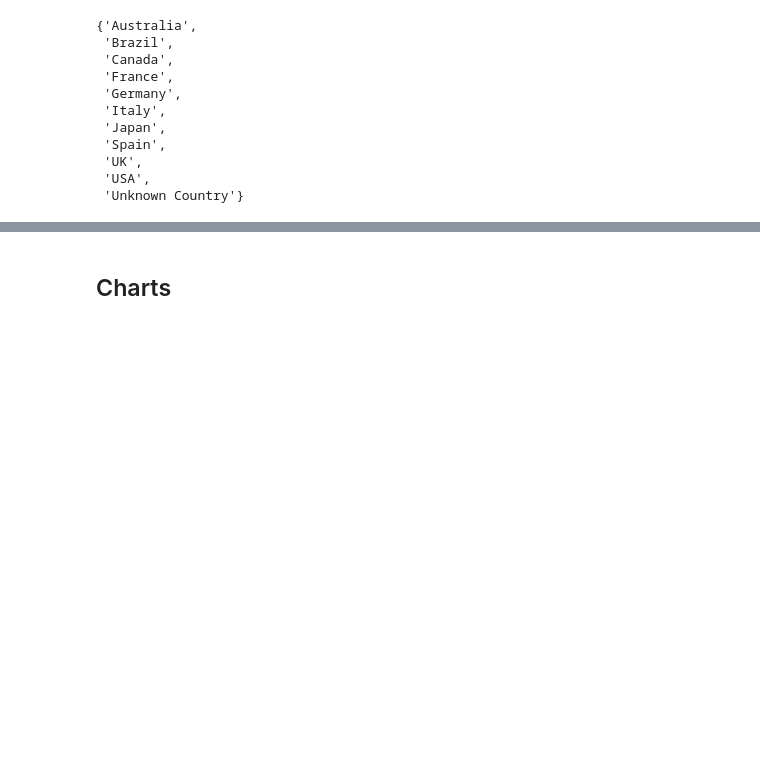
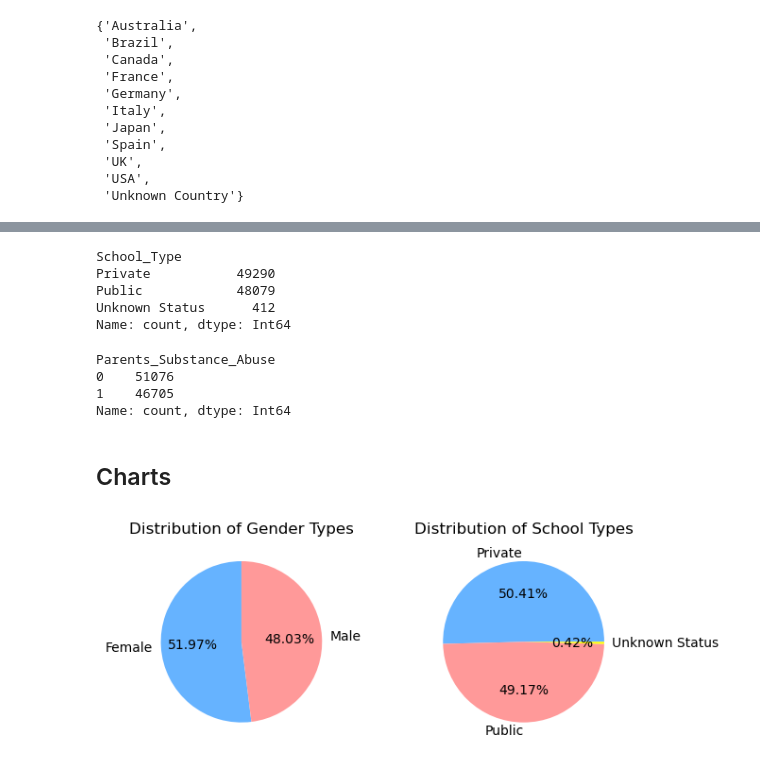
Before and after one commit to HafezAghili/drug-and-alcohol-abuse---data-analysis, a Jupyter notebook: Drug and alcohol abuse - data analysis.ipynb, the cells around one changed output, grey strips where cells are left out. Saved outputs shown, nothing was run; the diff lists cells and outputs as text; code cells hidden in the pictures; blank space fills up the shorter version.

```diff
--- a/Drug and alcohol abuse - data analysis.ipynb
+++ b/Drug and alcohol abuse - data analysis.ipynb
@@ -329,5 +356,45 @@ Name: count, dtype: Int64
+# %%
+school_type_counts = data['School_Type'].value_counts()
+school_type_counts
+# %% [output]
+School_Type
+Private           49290
+Public            48079
+Unknown Status      412
+Name: count, dtype: Int64
+# %%
+Parents_Substance_Abuse_counts = data['Parents_Substance_Abuse'].value_counts()
+Parents_Substance_Abuse_counts
+# %% [output]
+Parents_Substance_Abuse
+0    51076
+1    46705
+Name: count, dtype: Int64
 # %% [markdown]
 ## Charts
+# %%
+# pie chart
+
+plt.subplots_adjust(left=0.1,
+                    bottom=0.1,
+                    right=0.9,
+                    top=0.9,
+                    wspace=0.4,
+                    hspace=0.4)
+
+plt.subplot(1, 2, 1)
+gender_counts.plot.pie(autopct='%1.2f%%', startangle=90, colors=['#66b3ff', '#ff9999'])
+plt.title('Distribution of Gender Types')
+plt.ylabel('')  # Hide the y-label
+
+plt.subplot(1, 2, 2)
+school_type_counts.plot.pie(autopct='%1.2f%%', colors=['#66b3ff', '#ff9999', 'yellow'])
+plt.title('Distribution of School Types')
+plt.ylabel('')
+
+plt.show()
+# %% [output]
+[figure, added]
 # %%
 substance_counts = data['Substance_Abuse'].value_counts() # Count the occurrences of each substance abuse type
 substance_counts
```
Also changed, not shown: parts of 28 cells of this notebook.
